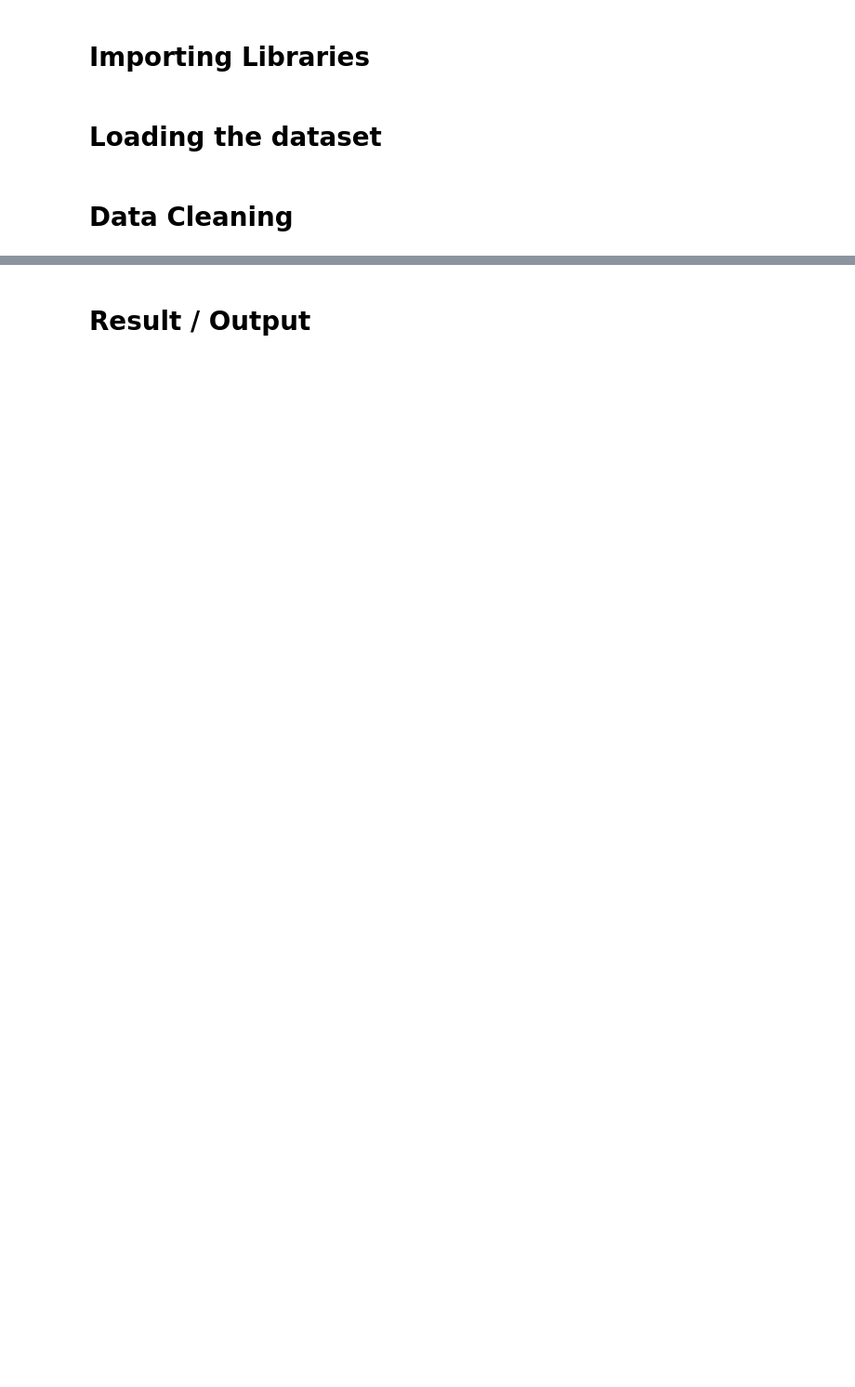
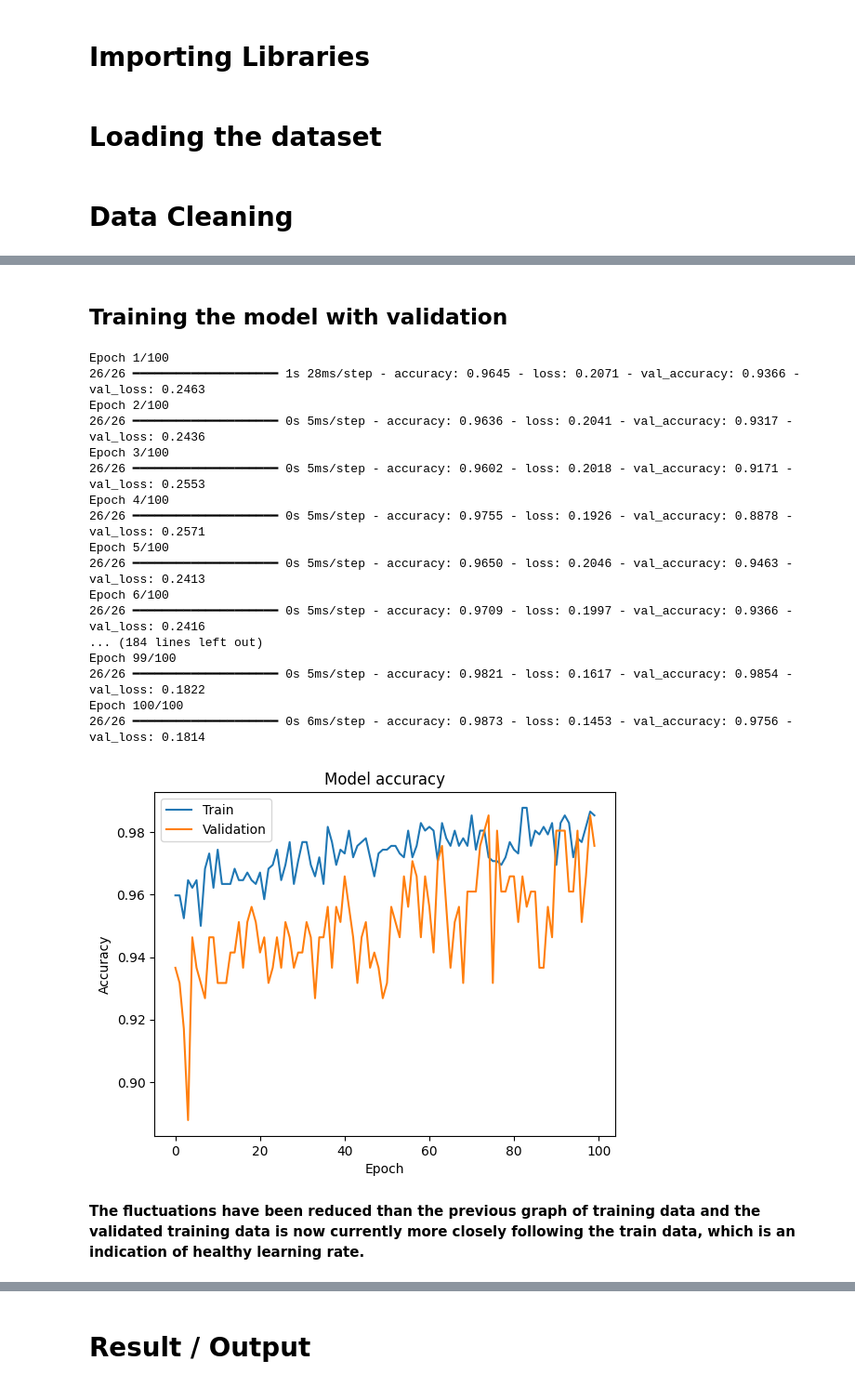
Before and after one commit to TridentifyIshaan/AQI_Predictor, a Jupyter notebook: ANN_model_Heart_Disease.ipynb, the cells around one changed output, grey strips where cells are left out. Shown at 93% size. Cells and saved outputs as stored; diff of their text form; code cells hidden in the pictures; blank space fills up the shorter version.

```diff
--- a/ANN_model_Heart_Disease.ipynb
+++ b/ANN_model_Heart_Disease.ipynb
@@ -84,9 +106,11 @@ X_test = scaler.transform(X_test)
 # %%
-# Build the ANN model
+from tensorflow.keras.regularizers import l1, l2
+
+# Build the ANN model, adding these kernel regularizers
 model = Sequential([
-    Dense(128, activation='relu', input_shape=(X_train.shape[1],)),
+    Dense(128, activation='relu', kernel_regularizer=l2(0.01), input_shape=(X_train.shape[1],)),
     Dropout(0.3),
-    Dense(64, activation='relu'),
+    Dense(64, activation='relu', kernel_regularizer=l2(0.01)),
     Dropout(0.3),
     Dense(1, activation='sigmoid')
 ])
@@ -129 +153,34 @@ Epoch 100/100
 <keras.src.callbacks.history.History at 0x...>
+# %% [markdown]
+## Training the model with validation
+# %%
+history = model.fit(X_train, y_train, epochs=100, batch_size=32, validation_data=(X_test, y_test))
+
+plt.plot(history.history['accuracy'])
+plt.plot(history.history['val_accuracy'])
+plt.title('Model accuracy')
+plt.ylabel('Accuracy')
+plt.xlabel('Epoch')
+plt.legend(['Train', 'Validation'], loc='upper left')
+plt.show()
+# %% [output]
+Epoch 1/100
+26/26 ━━━━━━━━━━━━━━━━━━━━ 1s 28ms/step - accuracy: 0.9645 - loss: 0.2071 - val_accuracy: 0.9366 - val_loss: 0.2463
+Epoch 2/100
+26/26 ━━━━━━━━━━━━━━━━━━━━ 0s 5ms/step - accuracy: 0.9636 - loss: 0.2041 - val_accuracy: 0.9317 - val_loss: 0.2436
+Epoch 3/100
+26/26 ━━━━━━━━━━━━━━━━━━━━ 0s 5ms/step - accuracy: 0.9602 - loss: 0.2018 - val_accuracy: 0.9171 - val_loss: 0.2553
+Epoch 4/100
+26/26 ━━━━━━━━━━━━━━━━━━━━ 0s 5ms/step - accuracy: 0.9755 - loss: 0.1926 - val_accuracy: 0.8878 - val_loss: 0.2571
+Epoch 5/100
+26/26 ━━━━━━━━━━━━━━━━━━━━ 0s 5ms/step - accuracy: 0.9650 - loss: 0.2046 - val_accuracy: 0.9463 - val_loss: 0.2413
+Epoch 6/100
+26/26 ━━━━━━━━━━━━━━━━━━━━ 0s 5ms/step - accuracy: 0.9709 - loss: 0.1997 - val_accuracy: 0.9366 - val_loss: 0.2416
+... (184 lines left out)
+Epoch 99/100
+26/26 ━━━━━━━━━━━━━━━━━━━━ 0s 5ms/step - accuracy: 0.9821 - loss: 0.1617 - val_accuracy: 0.9854 - val_loss: 0.1822
+Epoch 100/100
+26/26 ━━━━━━━━━━━━━━━━━━━━ 0s 6ms/step - accuracy: 0.9873 - loss: 0.1453 - val_accuracy: 0.9756 - val_loss: 0.1814
+[figure, added]
+# %% [markdown]
+**The fluctuations have been reduced than the previous graph of training data and the validated training data is now currently more closely following the train data, which is an indication of healthy learning rate.**
```
Also changed, not shown: parts of 20 cells of this notebook.
